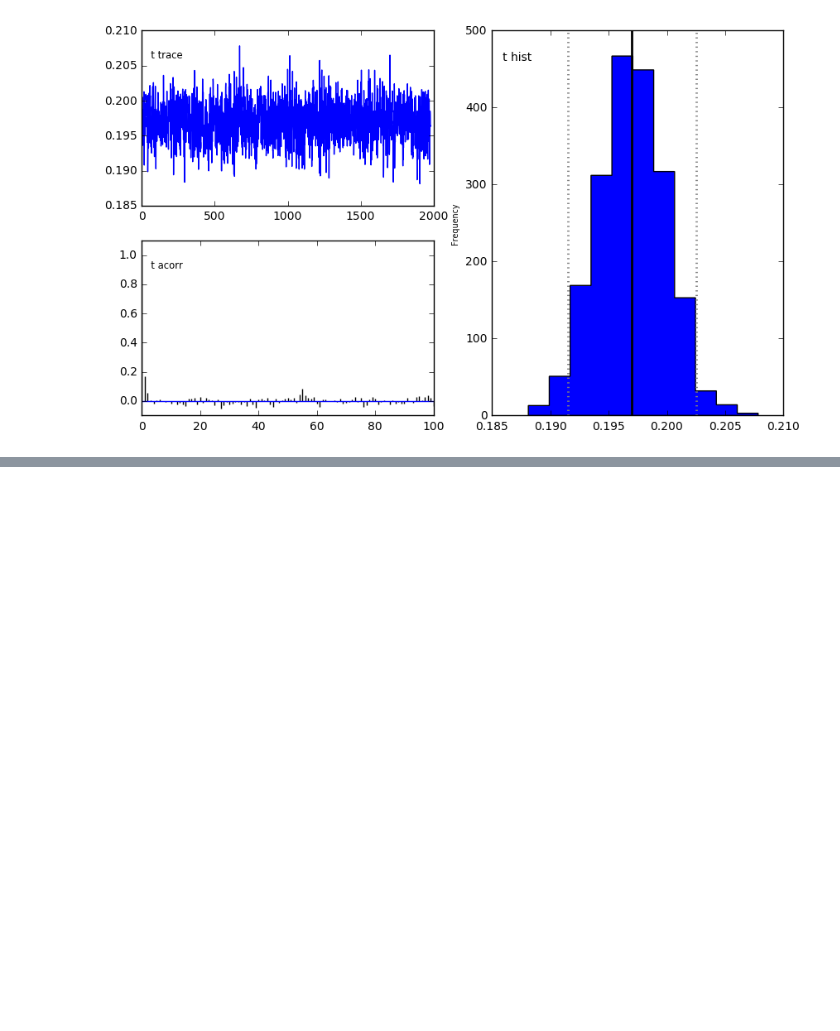
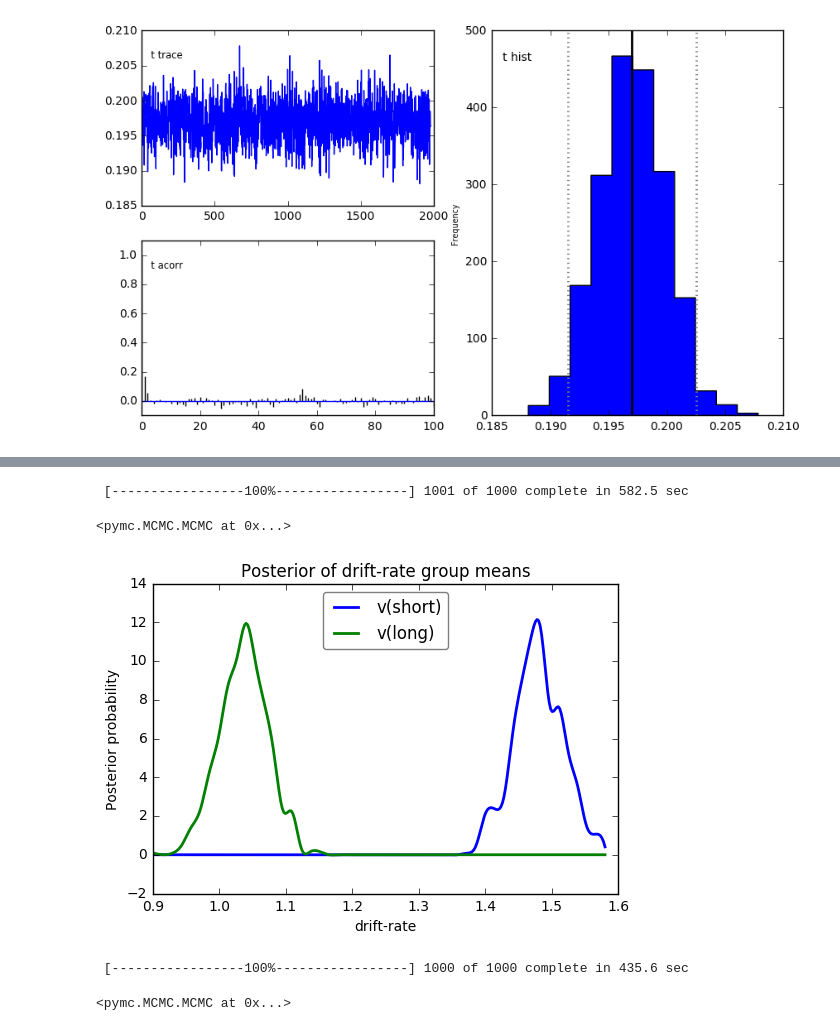
Before and after one commit to vlawlor/EMBARC-PRT, a Jupyter notebook: PRT_Prettier.ipynb, the cells around one changed output, grey strips where cells are left out. Drawn from its saved outputs; the diff is of its cells as text; code cells hidden in the pictures; blank space fills up the shorter version.

Commit message:
fixing a few things, long v short

```diff
--- a/PRT_Prettier.ipynb
+++ b/PRT_Prettier.ipynb
@@ -363,0 +396,30 @@ hddm.analyze.geman_rubin(models)
+# %%
+# for time's sake, I used 1000 & 100 to test, but it should really be 10000 & 1000
+m_stim = hddm.HDDM(data, depends_on={'v': 'length'})
+m_stim.find_starting_values()
+m_stim.sample(1000, burn=100)
+# %% [output]
+ [-----------------100%-----------------] 1001 of 1000 complete in 582.5 sec
+<pymc.MCMC.MCMC at 0x...>
+# %%
+v_short, v_long = m_stim.nodes_db.node[['v(short)', 'v(long)']]
+hddm.analyze.plot_posterior_nodes([v_short, v_long])
+plt.xlabel('drift-rate')
+plt.ylabel('Posterior probability')
+plt.title('Posterior of drift-rate group means')
+plt.savefig('long_short_drift_rate.pdf')
+
+# think this makes sense because the short one is the rich stim always
+# we are treating short/long like a between subjects factor though, so we should redo it, not
+# sure how
+# %% [output]
+[figure, added]
+# %%
+# for time's sake, I used 1000 & 100 to test, but it should really be 10000 & 1000
+
+m_stim = hddm.HDDM(data, depends_on={'v': 'feasibility'})
+m_stim.find_starting_values()
+m_stim.sample(1000, burn=100)
+# %% [output]
+ [-----------------100%-----------------] 1000 of 1000 complete in 435.6 sec
+<pymc.MCMC.MCMC at 0x...>
```
Also changed, not shown: parts of 10 cells of this notebook.
